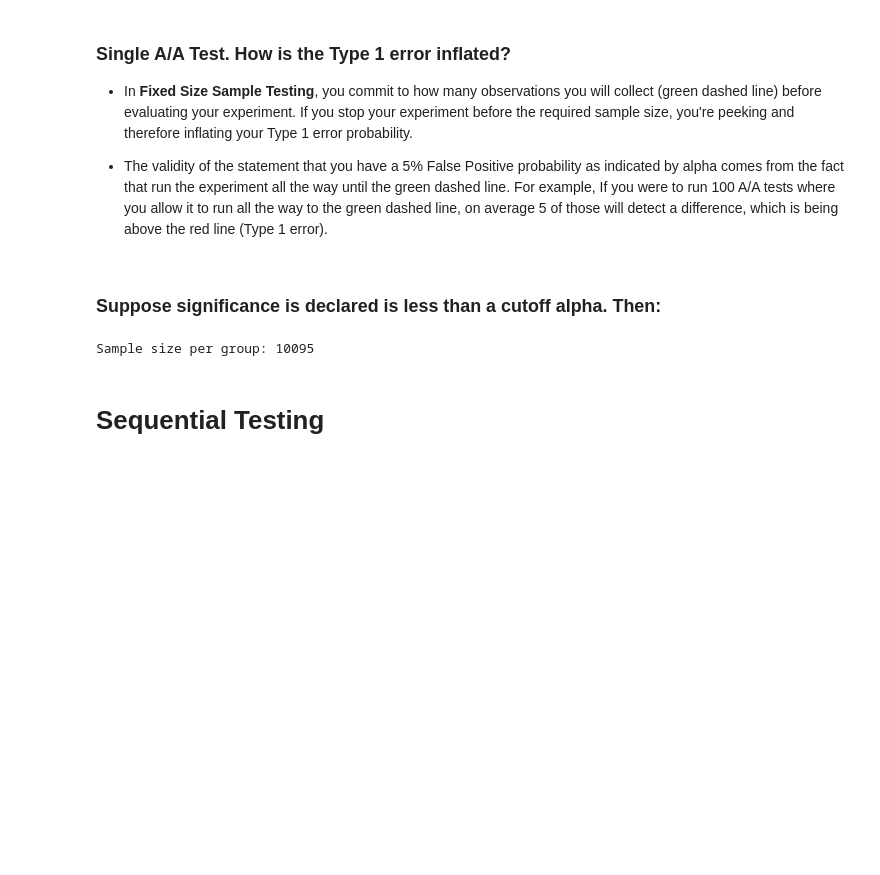
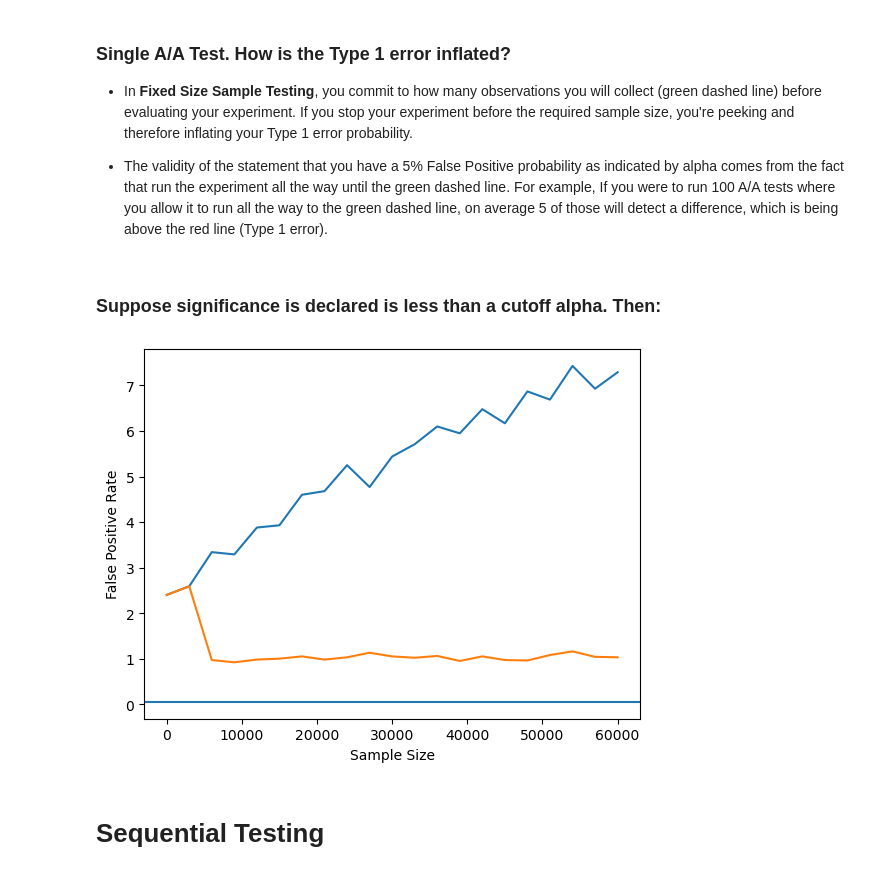
Before and after one commit to juanpi19/medium-articles, a Jupyter notebook: ab-testing-peeking-04/peeking_simulator.ipynb, the cells around one changed output. Drawn from its saved outputs; the diff is of its cells as text; code cells hidden in the pictures; blank space fills up the shorter version.

```diff
--- a/ab-testing-peeking-04/peeking_simulator.ipynb
+++ b/ab-testing-peeking-04/peeking_simulator.ipynb
@@ -88,14 +88,4 @@ plt.show()
 - The validity of the statement that you have a 5% False Positive probability as indicated by alpha comes from the fact that run the experiment all the way until the green dashed line. For example, If you were to run 100 A/A tests where you allow it to run all the way to the green dashed line, on average 5 of those will detect a difference, which is being above the red line (Type 1 error).
 # %% [markdown]
 ### Suppose significance is declared is less than a cutoff alpha. Then:
-# %%
-effect_size = 0.035
-alpha = 0.05 # significance level, false positive probability
-power = 0.8 # probability of correctly rejecting the null hypothesis
-
-power_analysis = TTestIndPower()
-sample_size = power_analysis.solve_power(effect_size=effect_size, alpha=alpha, power=power, alternative='larger')
-print(f"Sample size per group: {sample_size:.0f}")
-# %% [output]
-Sample size per group: 10095
 # %%
@@ -127,3 +123,21 @@ for test in range(100): # running 100 A/A Tests
+# %%
+sample_size=[i for i in range(2,61000+2, 3000)]
+peeking_lst = []
+aa_test_lst = []
+
+for sample in sample_size:
+    peeking, aa_test = aa_test_simulation(sample_size=sample)
+    peeking_lst.append(peeking)
+    aa_test_lst.append(aa_test)
+# %%
+plt.plot(sample_size,peeking_lst)
+plt.plot(sample_size,aa_test_lst)
+plt.ylabel("False Positive Rate")
+plt.xlabel("Sample Size")
+plt.axhline(alpha, label='Prestablished Alpha')
+plt.show()
+# %% [output]
+[figure, added]
 # %% [markdown]
 # Sequential Testing
 # %%
```
Also changed, not shown: parts of 5 cells of this notebook.
